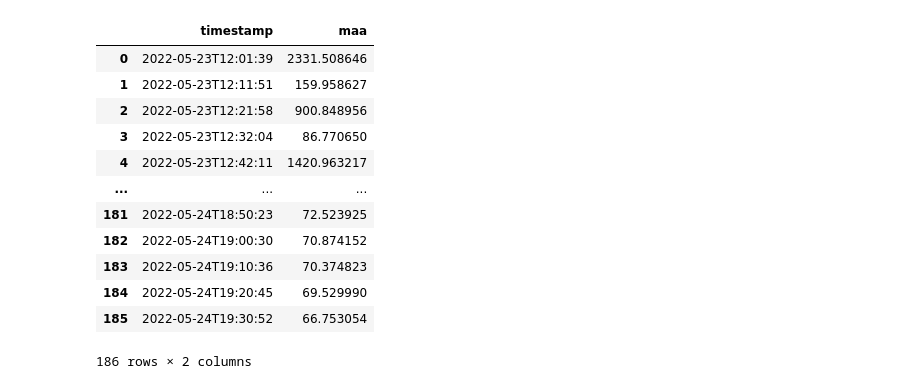
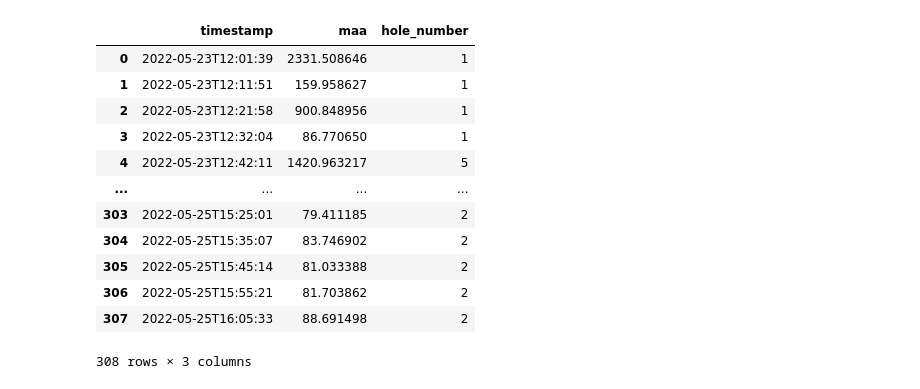
Before and after one commit to aubreymoore/treevibes, a Jupyter notebook: code/Experiment GPEPP.ipynb, the cells around one changed output. Saved outputs shown, nothing was run; the diff lists cells and outputs as text; code cells hidden in the pictures.

```diff
--- a/code/Experiment GPEPP.ipynb
+++ b/code/Experiment GPEPP.ipynb
@@ -21,6 +21,6 @@ Wall time: 1min 1s
 0
 # %%
 # Get a list of wavpaths
-wavpathlist = sorted(glob.glob('good-vibrations/data/gpepp/*.wav'))
+wavpathlist = sorted(glob.glob('good-vibrations/data/gpepp/2022*.wav'))
 len(wavpathlist)
 # %% [output]
@@ -27,0 +28,3 @@ len(wavpathlist)
+# %%
+df_actions = pd.read_csv('good-vibrations/data/gpepp/actions.csv')
+df_actions
@@ -43,5 +52,10 @@ mylist = []
 for i, wavpath in enumerate(wavpathlist):
     mylist.append({'timestamp': get_timestamp(wavpath), 'maa': maa(wavpath)})
 df = pd.DataFrame(mylist)
+
+df['hole_number'] = '0'
+for i, r in df_actions.iterrows():
+    df.loc[df['timestamp']>r.timestamp, 'hole_number'] = r.to_hole
+
 df
 # %% [output]
@@ -50,16 +64,16 @@ Wall time: 102 ms
-|  | timestamp | maa |
-| 0 | 2022-05-23T12:01:39 | 2331.508646 |
-| 1 | 2022-05-23T12:11:51 | 159.958627 |
-| 2 | 2022-05-23T12:21:58 | 900.848956 |
-| 3 | 2022-05-23T12:32:04 | 86.770650 |
-| 4 | 2022-05-23T12:42:11 | 1420.963217 |
-| ... | ... | ... |
-| 181 | 2022-05-24T18:50:23 | 72.523925 |
-| 182 | 2022-05-24T19:00:30 | 70.874152 |
-| 183 | 2022-05-24T19:10:36 | 70.374823 |
-| 184 | 2022-05-24T19:20:45 | 69.529990 |
-| 185 | 2022-05-24T19:30:52 | 66.753054 |
+|  | timestamp | maa | hole_number |
+| 0 | 2022-05-23T12:01:39 | 2331.508646 | 1 |
+| 1 | 2022-05-23T12:11:51 | 159.958627 | 1 |
+| 2 | 2022-05-23T12:21:58 | 900.848956 | 1 |
+| 3 | 2022-05-23T12:32:04 | 86.770650 | 1 |
+| 4 | 2022-05-23T12:42:11 | 1420.963217 | 5 |
+| ... | ... | ... | ... |
+| 303 | 2022-05-25T15:25:01 | 79.411185 | 2 |
+| 304 | 2022-05-25T15:35:07 | 83.746902 | 2 |
+| 305 | 2022-05-25T15:45:14 | 81.033388 | 2 |
+| 306 | 2022-05-25T15:55:21 | 81.703862 | 2 |
+| 307 | 2022-05-25T16:05:33 | 88.691498 | 2 |
-186 rows × 2 columns
+308 rows × 3 columns
 # %%
 # Remove the first recording because it contains unwanted background noise from human voices etc.
 # df.drop(index=0, inplace=True)
```
Also changed, not shown: parts of 5 cells of this notebook.
